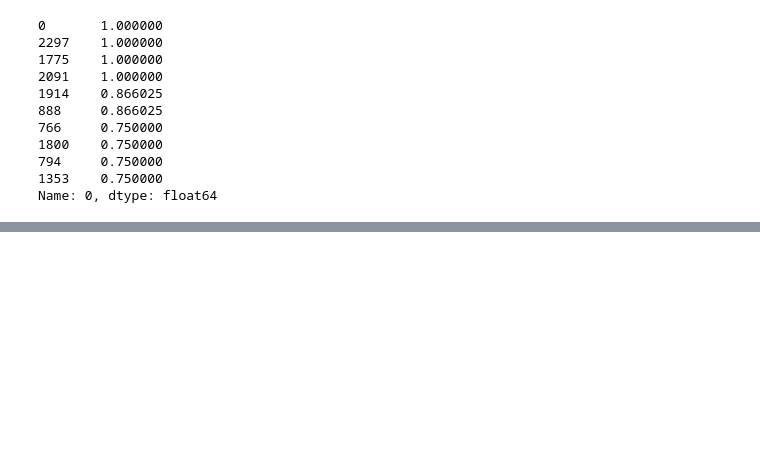
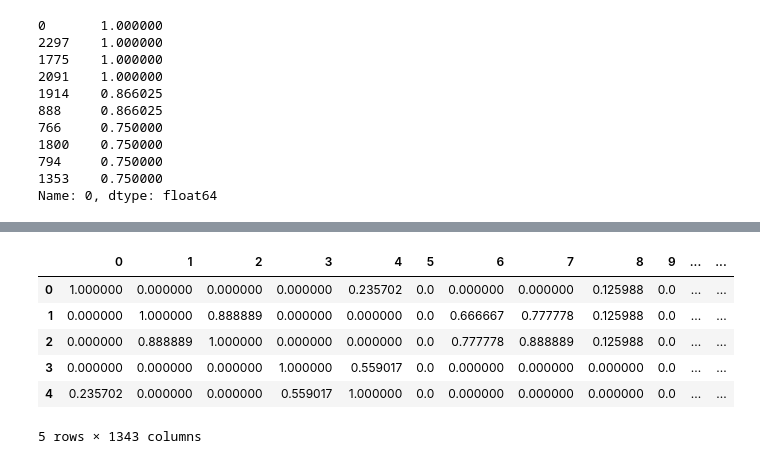
Before and after one commit to miamedra2/RecommenderforSalesData, a Jupyter notebook: Recommender_for_sales_data.ipynb, the cells around one changed output, grey strips where cells are left out. Cells and saved outputs as stored; diff of their text form; code cells hidden in the pictures; blank space fills up the shorter version.

```diff
--- a/Recommender_for_sales_data.ipynb
+++ b/Recommender_for_sales_data.ipynb
@@ -1170,0 +1191,11 @@ KeyError: 'Products.name'
+# %%
+df_cos = pd.DataFrame(cosine_similarity(df_sparse, df_sparse))
+df_cos.head()
+# %% [output]
+|  | 0 | 1 | 2 | 3 | 4 | 5 | 6 | 7 | 8 | 9 | ... | ... |
+| 0 | 1.000000 | 0.000000 | 0.000000 | 0.000000 | 0.235702 | 0.0 | 0.000000 | 0.000000 | 0.125988 | 0.0 | ... | ... |
+| 1 | 0.000000 | 1.000000 | 0.888889 | 0.000000 | 0.000000 | 0.0 | 0.666667 | 0.777778 | 0.125988 | 0.0 | ... | ... |
+| 2 | 0.000000 | 0.888889 | 1.000000 | 0.000000 | 0.000000 | 0.0 | 0.777778 | 0.888889 | 0.125988 | 0.0 | ... | ... |
+| 3 | 0.000000 | 0.000000 | 0.000000 | 1.000000 | 0.559017 | 0.0 | 0.000000 | 0.000000 | 0.000000 | 0.0 | ... | ... |
+| 4 | 0.235702 | 0.000000 | 0.000000 | 0.559017 | 1.000000 | 0.0 | 0.000000 | 0.000000 | 0.000000 | 0.0 | ... | ... |
+5 rows × 1343 columns
```
Also changed, not shown: parts of 64 cells of this notebook.
